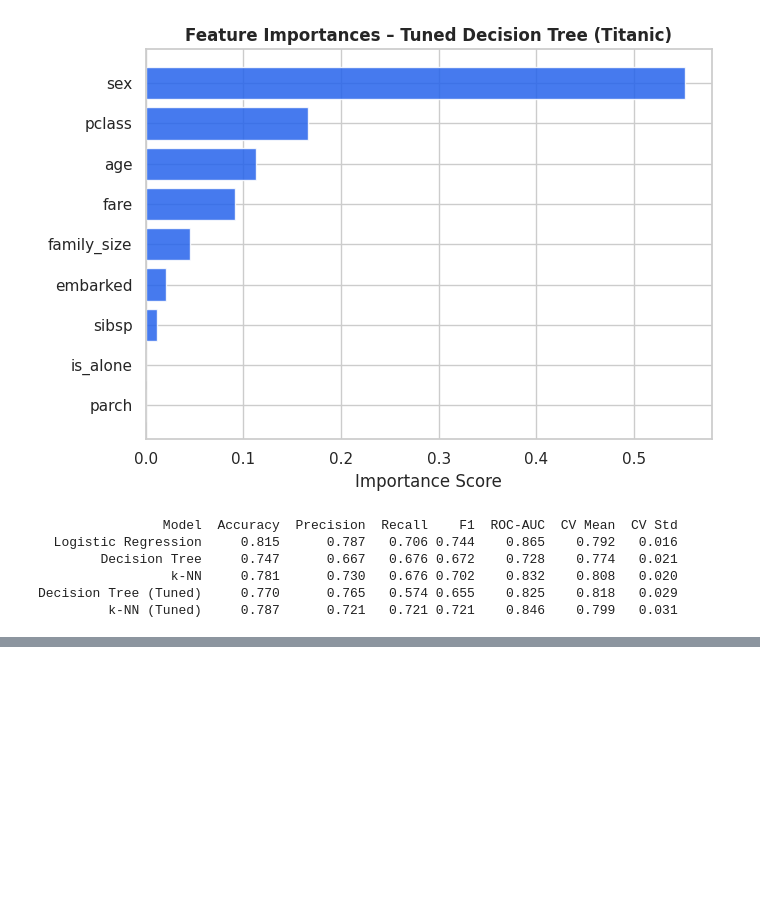
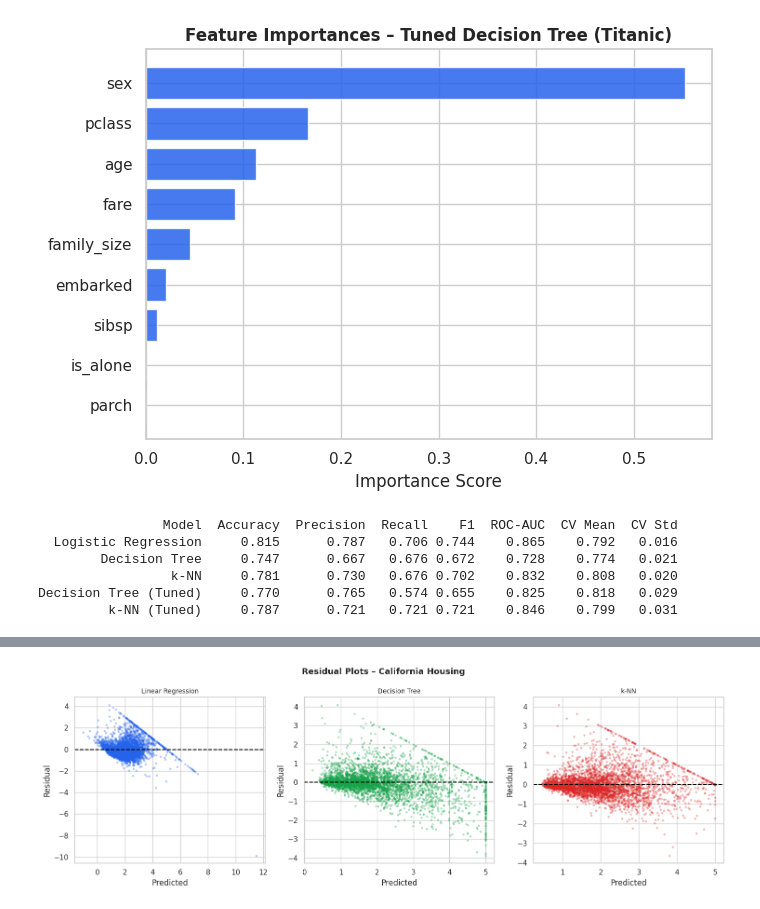
Before and after one commit to nmwiley808/csci164, a Jupyter notebook: project/csci164 Final Project: Applied Machine Learning with scikit-learn.ipynb, the cells around one changed output, grey strips where cells are left out. Cells and saved outputs as stored; diff of their text form; code cells hidden in the pictures; blank space fills up the shorter version.

```diff
--- a/project/csci164 Final Project: Applied Machine Learning with scikit-learn.ipynb
+++ b/project/csci164 Final Project: Applied Machine Learning with scikit-learn.ipynb
@@ -354,0 +500,18 @@ Decision Tree (Tuned)     0.770      0.765   0.574 0.655    0.825    0.818   0.0
+# %%
+# Housing: Residual Plots
+
+fig, axes = plt.subplots(1, 3, figsize=(15, 5))
+fig.suptitle('Residual Plots – California Housing', fontsize=13, fontweight='bold')
+
+for ax, (name, res), color in zip(axes, reg_results.items(), colors_reg):
+    residuals = y_test_h.values - res['y_pred']
+    ax.scatter(res['y_pred'], residuals, alpha=0.25, s=6, color=color)
+    ax.axhline(0, color='black', lw=1.5, linestyle='--')
+    ax.set_xlabel('Predicted')
+    ax.set_ylabel('Residual')
+    ax.set_title(name, fontsize=10)
+
+plt.tight_layout()
+plt.show()
+# %% [output]
+[figure, added]
```
Also changed, not shown: parts of 10 cells of this notebook.
